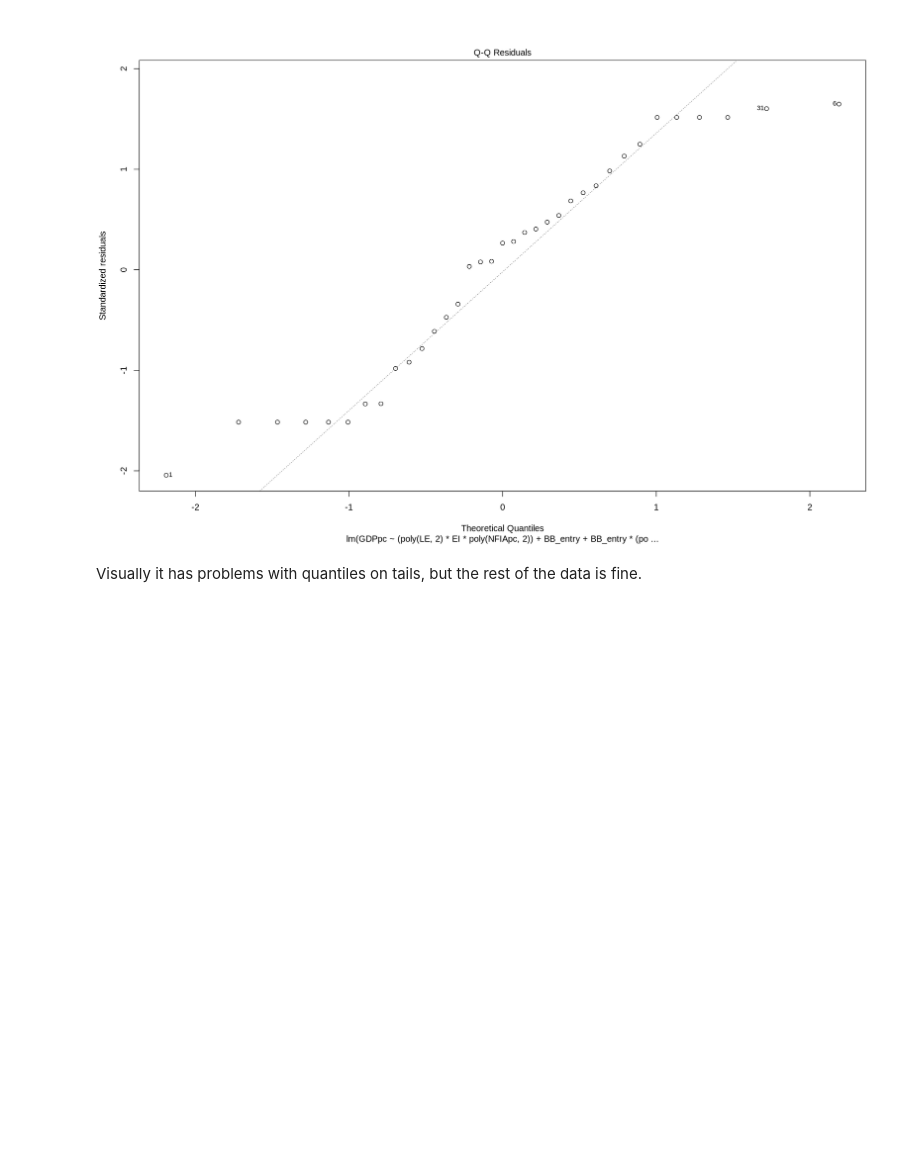
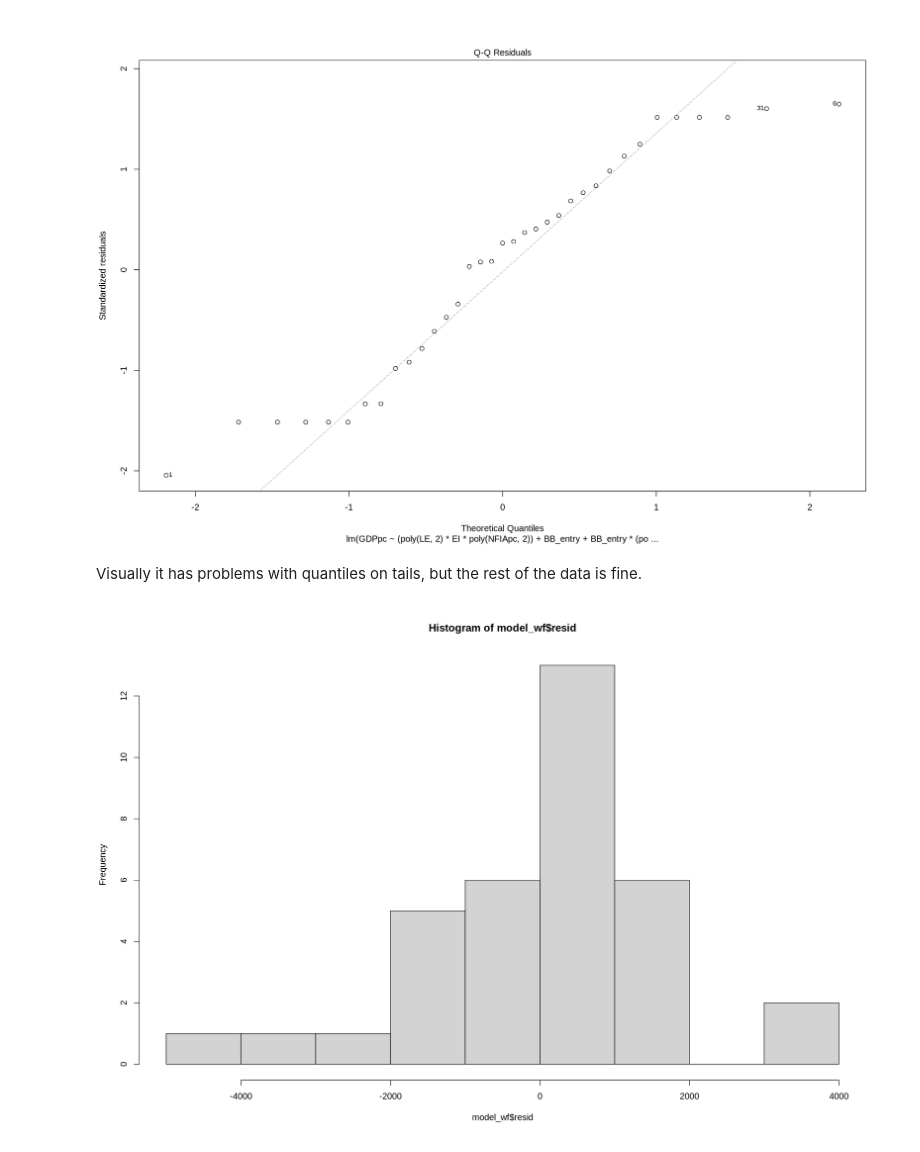
Before and after one commit to nickobard/eurostat-datasets-analysis, a Jupyter notebook: sem-3/semestral-work.ipynb, the cells around one changed output. Cells and saved outputs as stored; diff of their text form; code cells hidden in the pictures; blank space fills up the shorter version.

Commit message:
bardanik: finish model-submodel first draft analysis

```diff
--- a/sem-3/semestral-work.ipynb
+++ b/sem-3/semestral-work.ipynb
@@ -1179,3 +1169,7 @@ plot(model_wf, which=2)
 [figure]
 # %% [markdown]
 Visually it has problems with quantiles on tails, but the rest of the data is fine.
+# %%
+hist(model_wf$resid)
+# %% [output]
+[figure, added]
```
Also changed, not shown: parts of 25 cells of this notebook.
